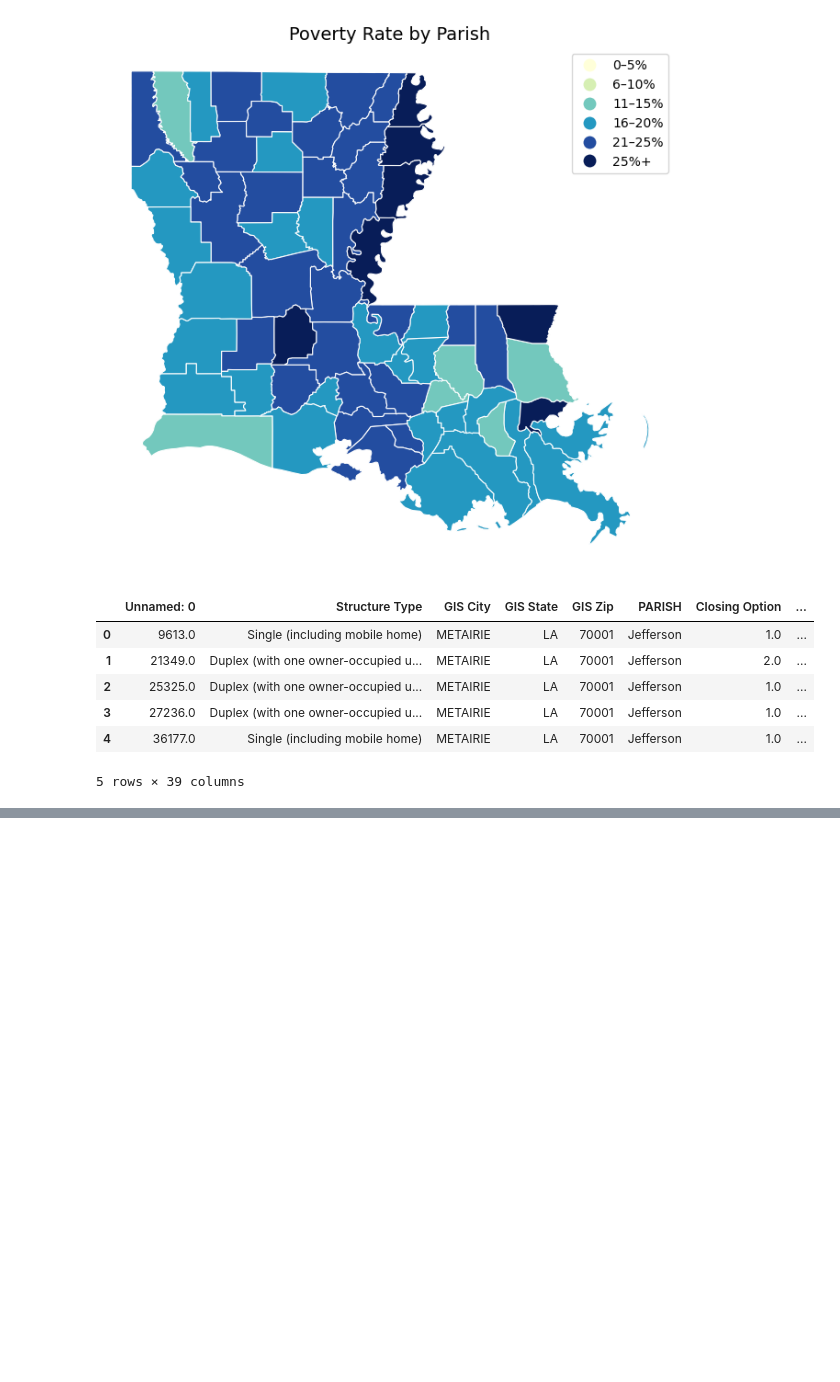
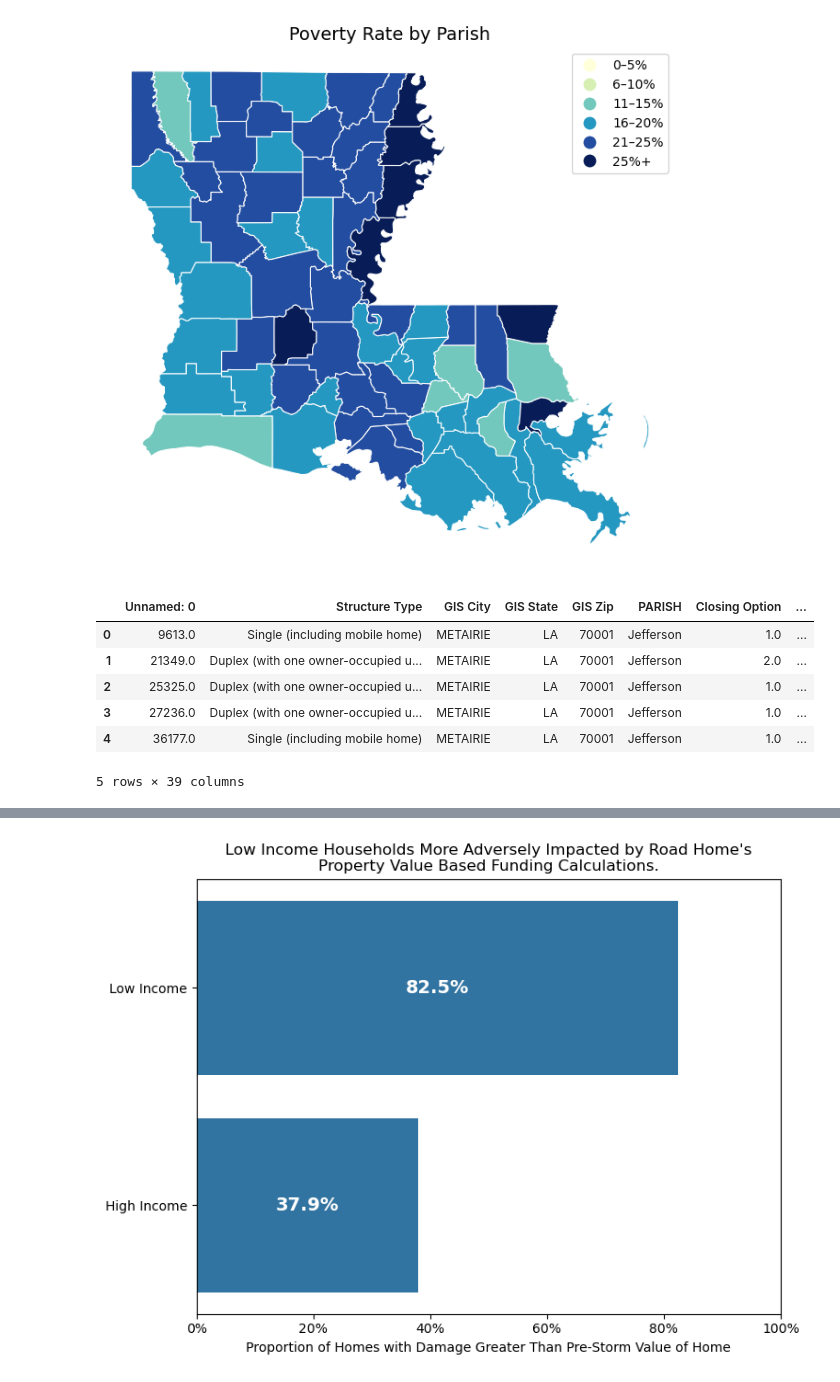
Before and after one commit to wujenny214/Policy-Study-into-Grant-Assistance-for-Post-Hurricane-Rebuilding-Efforts, a Jupyter notebook: code/mapping_poverty_loanamt.ipynb, the cells around one changed output, grey strips where cells are left out. Saved outputs shown, nothing was run; the diff lists cells and outputs as text; code cells hidden in the pictures; blank space fills up the shorter version.

```diff
--- a/code/mapping_poverty_loanamt.ipynb
+++ b/code/mapping_poverty_loanamt.ipynb
@@ -373,0 +465,8 @@ No artists with labels found to put in legend.  Note that artists whose label st
+# %%
+for i in df_loan.index:
+    if df_loan.at[i, "Current Damage Assessment"] > df_loan.at[i, "Current PSV"]:
+        df_loan.at[i, "damage_psv"] = 1
+    else:
+        df_loan.at[i, "damage_psv"] = 0
+
+df_loan.head()
@@ -373,0 +481,50 @@ No artists with labels found to put in legend.  Note that artists whose label st
+# %%
+# Filter the dataframe for Low Income rows
+low_income_df = df_loan[df_loan["Total ACG Amunt"] > 0]
+high_income_df = df_loan[df_loan["Total ACG Amunt"] == 0]
+
+# Calculate proportions
+low_income_proportion = low_income_df["damage_psv"].mean()
+high_income_proportion = high_income_df["damage_psv"].mean()
+
+# Create bar plot with flipped axes
+proportions = [low_income_proportion, high_income_proportion]
+labels = ["Low Income", "High Income"]
+
+plt.figure(figsize=(8, 6))
+bars = sns.barplot(y=labels, x=proportions, orient="h")
+
+# Set x-axis limits to 0-100%
+plt.xlim(0, 1.0)
+
+# Format x-axis as percentage
+plt.gca().xaxis.set_major_formatter(plt.FuncFormatter(lambda x, _: "{:.0%}".format(x)))
+
+# Add percentage labels to the right of bars
+for i, (bar, proportion) in enumerate(zip(bars.patches, proportions)):
+    bars.text(
+        proportion / 2,
+        bar.get_y() + bar.get_height() / 2.0,
+        f"{proportion:.1%}",
+        ha="center",
+        va="center",
+        fontsize=14,
+        fontweight="bold",
+        color="white",
+    )
+
+plt.xlabel("Proportion of Homes with Damage Greater Than Pre-Storm Value of Home")
+plt.ylabel("")
+plt.title(
+    "Low Income Households More Adversely Impacted by Road Home's\nProperty-Value Based Funding Calculations."
+)
+
+plt.rcParams.update(
+    {
+        "svg.fonttype": "none",  # keep text editable in PPT
+    }
+)
+plt.savefig("jw_memo_plot02.svg", format="svg", transparent=True)
+plt.show()
+# %% [output]
+[figure, added]
```
Also changed, not shown: parts of 4 cells of this notebook, 7 other files.
